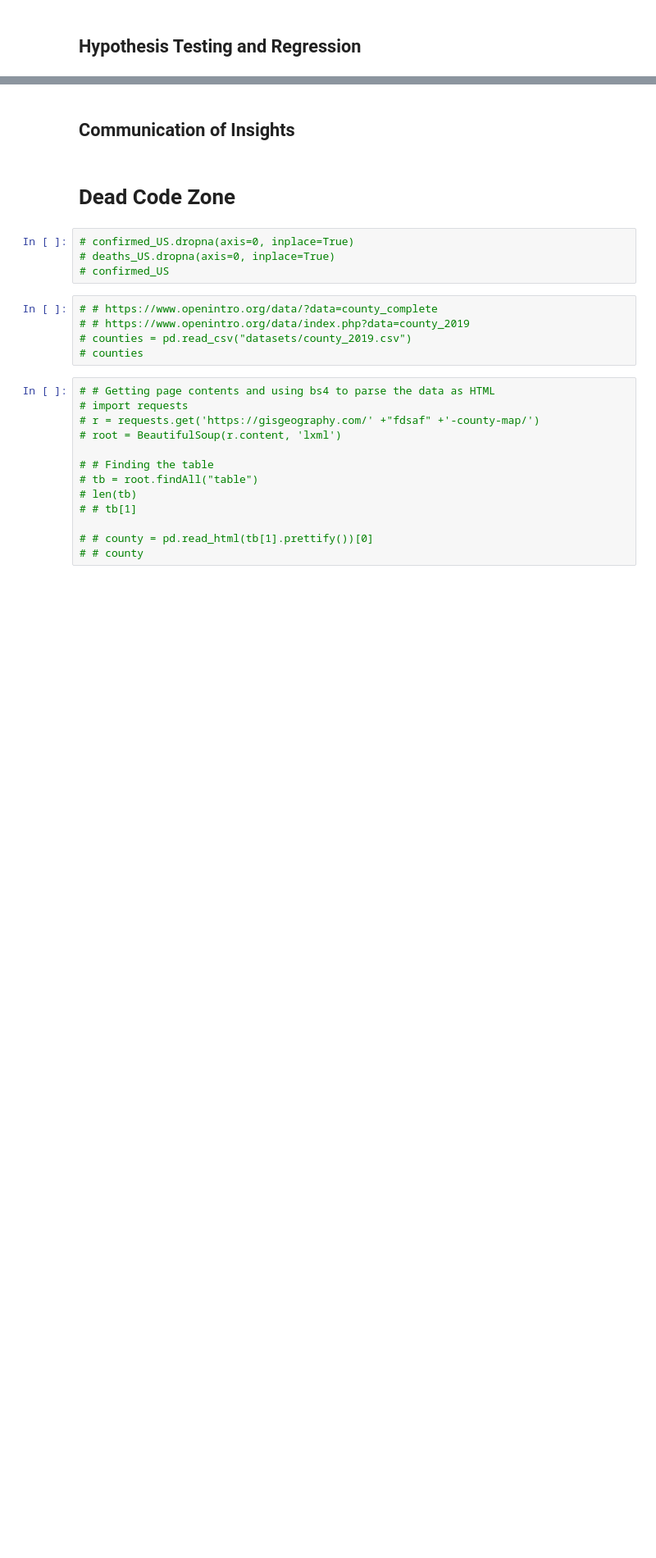
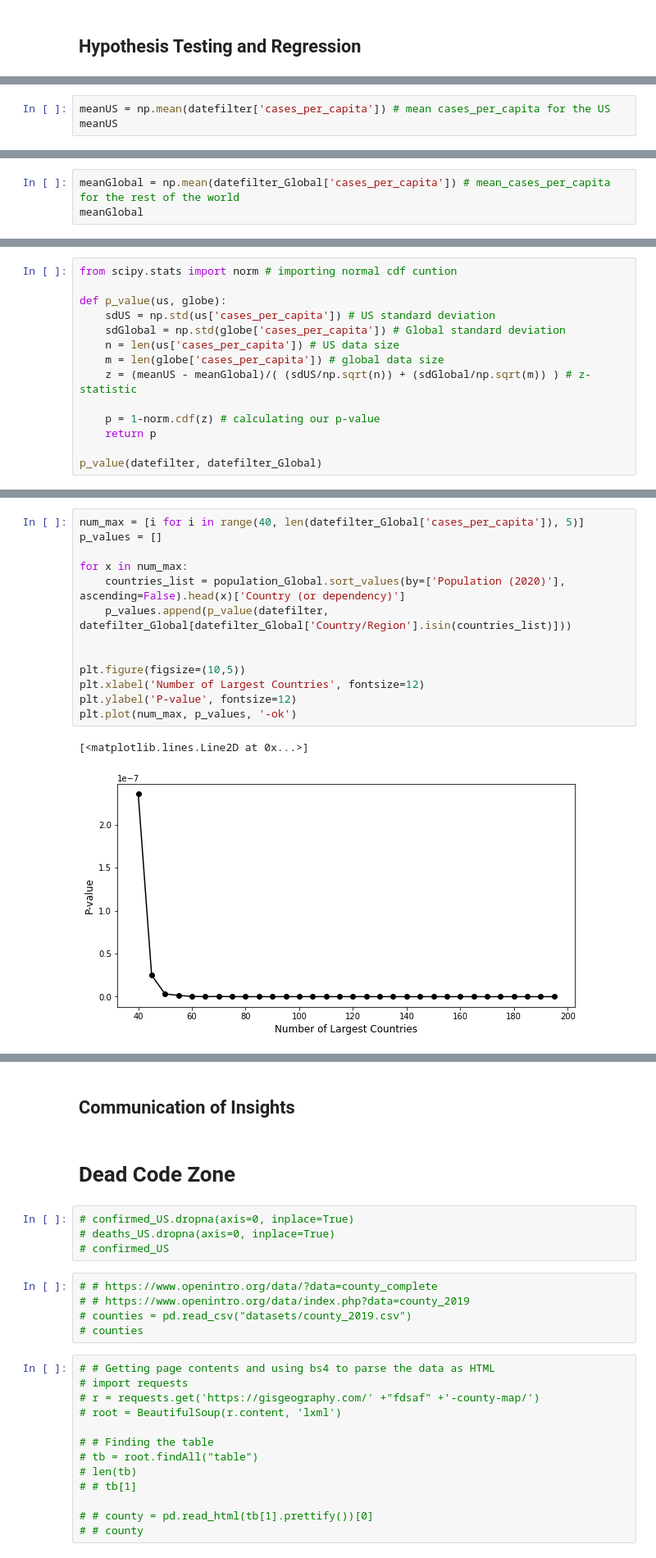
Before and after one commit to rwang0413/rwang4787.github.io, a Jupyter notebook: 320Final.ipynb, the cells around one changed output, grey strips where cells are left out. Shown at 82% size. Saved outputs shown, nothing was run; the diff lists cells and outputs as text; blank space fills up the shorter version.

```diff
--- a/320Final.ipynb
+++ b/320Final.ipynb
@@ -405,0 +437,3 @@ Index(['State', 'Population.Population Percent Change',
+# %%
+meanUS = np.mean(datefilter['cases_per_capita']) # mean cases_per_capita for the US
+meanUS
@@ -405,0 +442,3 @@ Index(['State', 'Population.Population Percent Change',
+# %%
+meanGlobal = np.mean(datefilter_Global['cases_per_capita']) # mean_cases_per_capita for the rest of the world
+meanGlobal
@@ -417,0 +480,14 @@ py.show()
+# %%
+from scipy.stats import norm # importing normal cdf cuntion
+
+def p_value(us, globe):
+    sdUS = np.std(us['cases_per_capita']) # US standard deviation
+    sdGlobal = np.std(globe['cases_per_capita']) # Global standard deviation
+    n = len(us['cases_per_capita']) # US data size
+    m = len(globe['cases_per_capita']) # global data size
+    z = (meanUS - meanGlobal)/( (sdUS/np.sqrt(n)) + (sdGlobal/np.sqrt(m)) ) # z-statistic
+
+    p = 1-norm.cdf(z) # calculating our p-value
+    return p
+
+p_value(datefilter, datefilter_Global)
@@ -417,0 +500,16 @@ py.show()
+# %%
+num_max = [i for i in range(40, len(datefilter_Global['cases_per_capita']), 5)]
+p_values = []
+
+for x in num_max:
+    countries_list = population_Global.sort_values(by=['Population (2020)'], ascending=False).head(x)['Country (or dependency)']
+    p_values.append(p_value(datefilter, datefilter_Global[datefilter_Global['Country/Region'].isin(countries_list)]))
+
+
+plt.figure(figsize=(10,5))
+plt.xlabel('Number of Largest Countries', fontsize=12)
+plt.ylabel('P-value', fontsize=12)
+plt.plot(num_max, p_values, '-ok')
+# %% [output]
+[<matplotlib.lines.Line2D at 0x...>]
+[figure, added]
```
Also changed, not shown: parts of 32 cells of this notebook, 1 other file.
